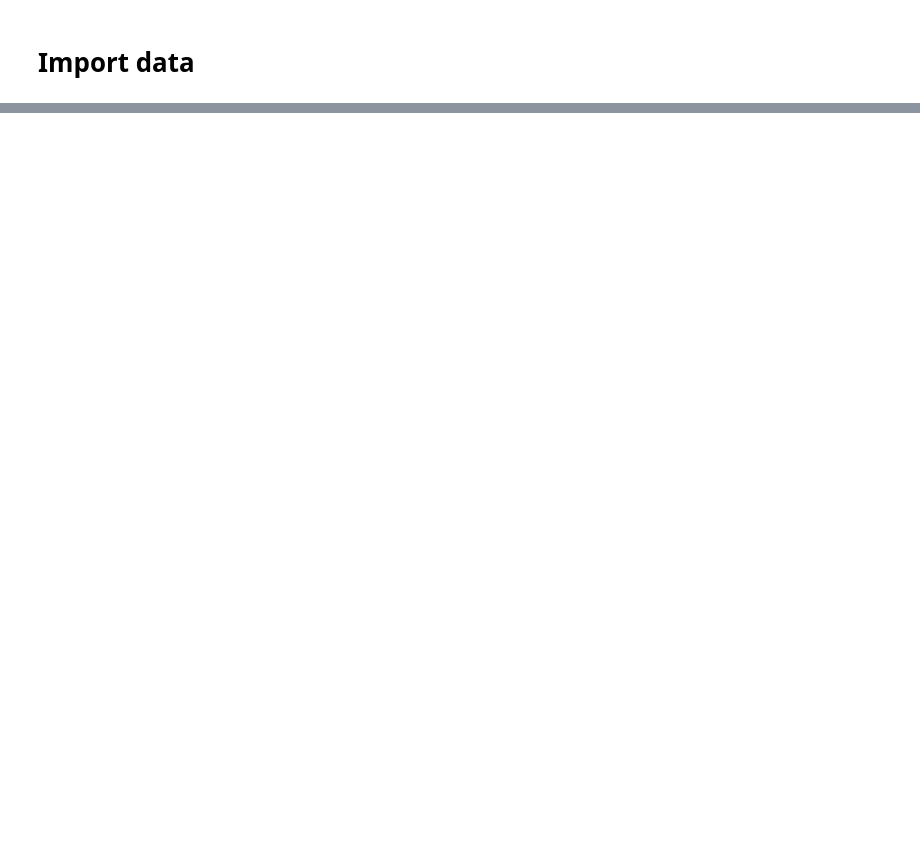
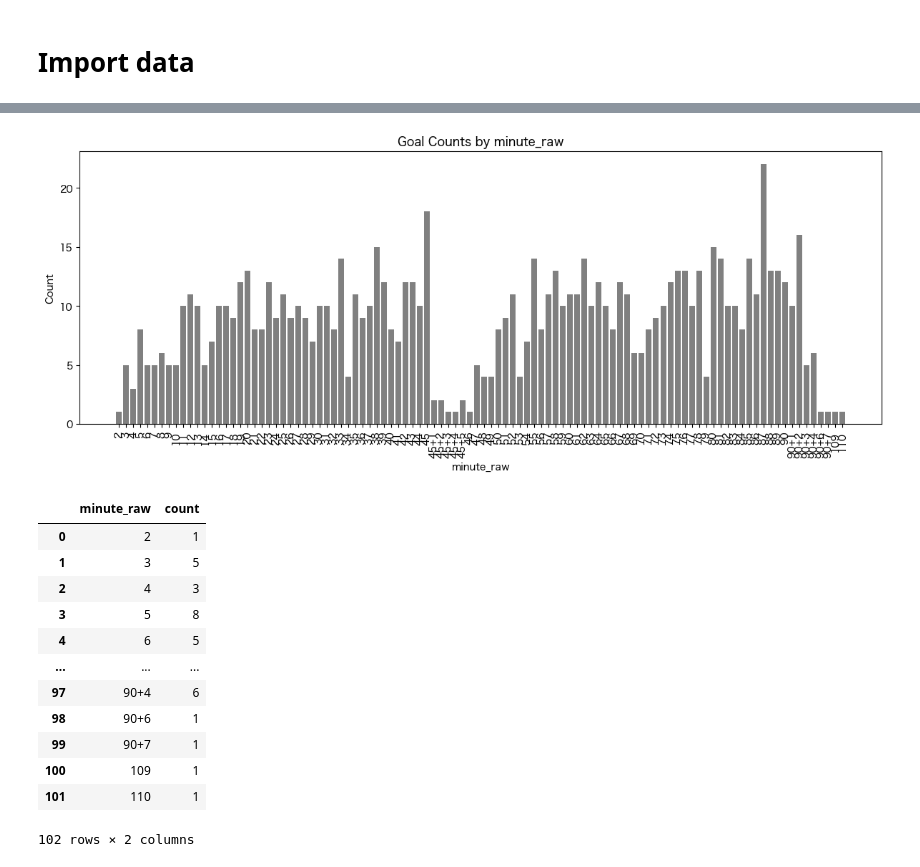
Before and after one commit to WE1CH-KAZU/analytics_messi, a Jupyter notebook: src/analytics_messi.ipynb, the cells around one changed output, grey strips where cells are left out. Cells and saved outputs as stored; diff of their text form; code cells hidden in the pictures; blank space fills up the shorter version.

```diff
--- a/src/analytics_messi.ipynb
+++ b/src/analytics_messi.ipynb
@@ -78,0 +127,41 @@ None
+# %%
+# minute_raw列を値ごとに集計して棒グラフで可視化
+minute_raw_counts = (
+    df["minute_raw"]
+    .dropna()
+    .astype(str)
+    .value_counts()
+    .rename_axis("minute_raw")
+    .reset_index(name="count")
+)
+
+# 例: 45+2 のような値も想定して表示順を調整
+minute_raw_counts["base_minute"] = minute_raw_counts["minute_raw"].str.extract(r"^(\d+)")[0].astype(float)
+minute_raw_counts["extra_minute"] = minute_raw_counts["minute_raw"].str.extract(r"\+(\d+)")[0].fillna(0).astype(float)
+minute_raw_counts = minute_raw_counts.sort_values(["base_minute", "extra_minute", "minute_raw"]).reset_index(drop=True)
+
+plt.figure(figsize=(12, 5))
+plt.bar(minute_raw_counts["minute_raw"], minute_raw_counts["count"], color="gray")
+plt.title("Goal Counts by minute_raw")
+plt.xlabel("minute_raw")
+plt.ylabel("Count")
+plt.xticks(rotation=90)
+plt.tight_layout()
+plt.show()
+
+display(minute_raw_counts[["minute_raw", "count"]])
+# %% [output]
+[figure, added]
+|  | minute_raw | count |
+| 0 | 2 | 1 |
+| 1 | 3 | 5 |
+| 2 | 4 | 3 |
+| 3 | 5 | 8 |
+| 4 | 6 | 5 |
+| ... | ... | ... |
+| 97 | 90+4 | 6 |
+| 98 | 90+6 | 1 |
+| 99 | 90+7 | 1 |
+| 100 | 109 | 1 |
+| 101 | 110 | 1 |
+102 rows × 2 columns
```
Also changed, not shown: parts of 8 cells of this notebook.
